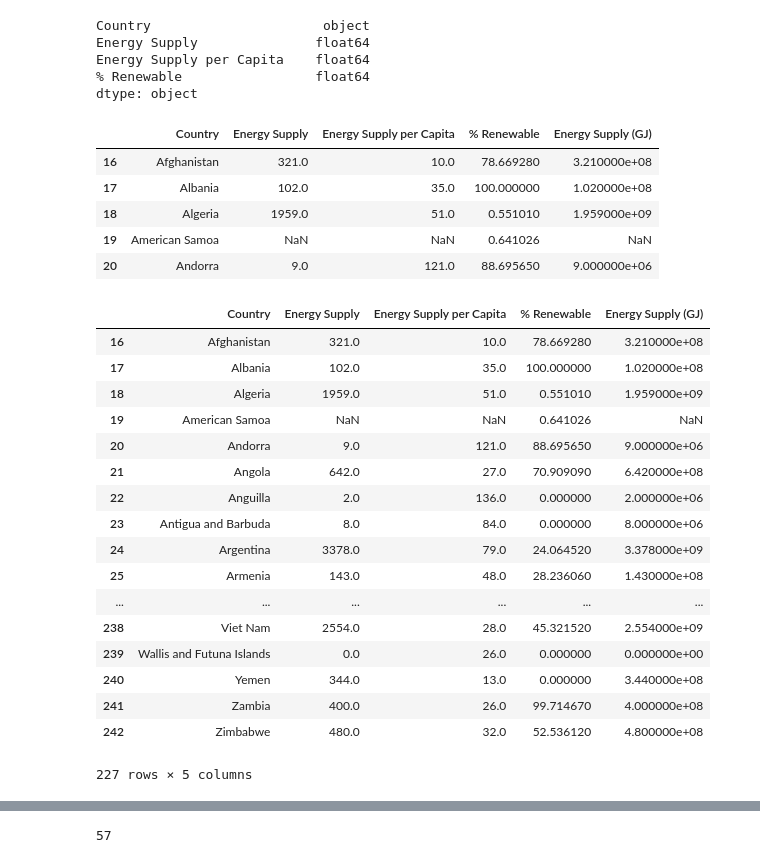
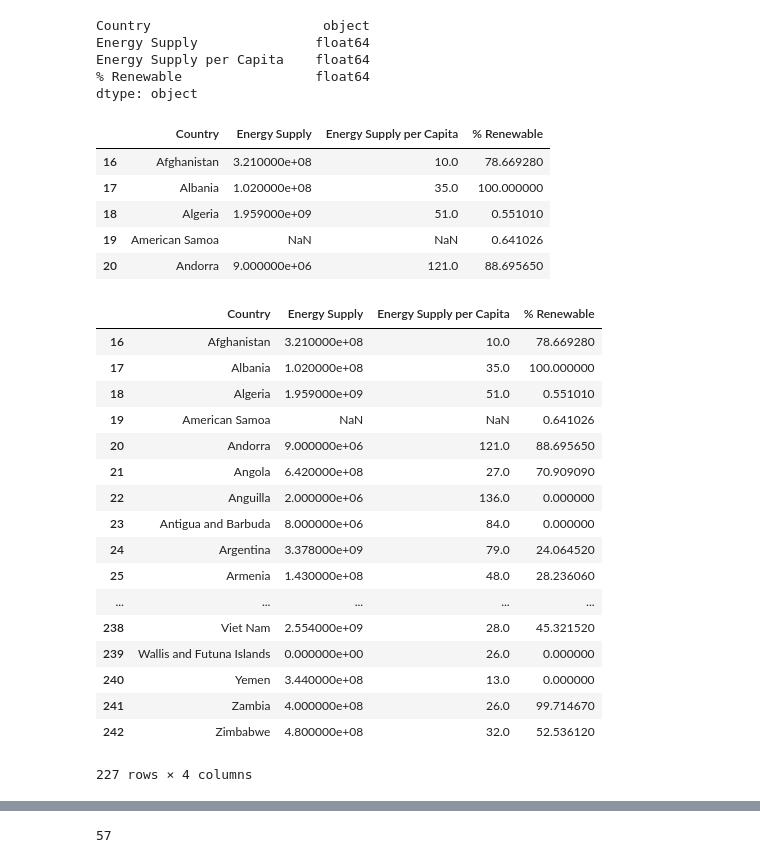
Before and after one commit to gabipz/ds-little-projects, a Jupyter notebook: Introduction to Data Science in Python - Coursera/Assignment+3.ipynb, the cells around one changed output, grey strips where cells are left out. Drawn from its saved outputs; the diff is of its cells as text; code cells hidden in the pictures.

```diff
--- a/Introduction to Data Science in Python - Coursera/Assignment+3.ipynb
+++ b/Introduction to Data Science in Python - Coursera/Assignment+3.ipynb
@@ -129,37 +129,37 @@ Energy Supply per Capita    float64
 % Renewable                 float64
 dtype: object
 # %%
-# Create a new colunm
-energy['Energy Supply (GJ)'] = energy['Energy Supply'].apply(lambda x : x*1000000)
+# Convert Energy Supply to gigajoules (there are 1,000,000 gigajoules in a petajoule)
+energy['Energy Supply'] = energy['Energy Supply'].apply(lambda x : x*1000000)
 energy.head()
 # %% [output]
-|  | Country | Energy Supply | Energy Supply per Capita | % Renewable | Energy Supply (GJ) |
-| 16 | Afghanistan | 321.0 | 10.0 | 78.669280 | 3.210000e+08 |
-| 17 | Albania | 102.0 | 35.0 | 100.000000 | 1.020000e+08 |
-| 18 | Algeria | 1959.0 | 51.0 | 0.551010 | 1.959000e+09 |
-| 19 | American Samoa | NaN | NaN | 0.641026 | NaN |
-| 20 | Andorra | 9.0 | 121.0 | 88.695650 | 9.000000e+06 |
+|  | Country | Energy Supply | Energy Supply per Capita | % Renewable |
+| 16 | Afghanistan | 3.210000e+08 | 10.0 | 78.669280 |
+| 17 | Albania | 1.020000e+08 | 35.0 | 100.000000 |
+| 18 | Algeria | 1.959000e+09 | 51.0 | 0.551010 |
+| 19 | American Samoa | NaN | NaN | 0.641026 |
+| 20 | Andorra | 9.000000e+06 | 121.0 | 88.695650 |
 # %%
 energy
 # %% [output]
-|  | Country | Energy Supply | Energy Supply per Capita | % Renewable | Energy Supply (GJ) |
-| 16 | Afghanistan | 321.0 | 10.0 | 78.669280 | 3.210000e+08 |
-| 17 | Albania | 102.0 | 35.0 | 100.000000 | 1.020000e+08 |
-| 18 | Algeria | 1959.0 | 51.0 | 0.551010 | 1.959000e+09 |
-| 19 | American Samoa | NaN | NaN | 0.641026 | NaN |
-| 20 | Andorra | 9.0 | 121.0 | 88.695650 | 9.000000e+06 |
-| 21 | Angola | 642.0 | 27.0 | 70.909090 | 6.420000e+08 |
-| 22 | Anguilla | 2.0 | 136.0 | 0.000000 | 2.000000e+06 |
-| 23 | Antigua and Barbuda | 8.0 | 84.0 | 0.000000 | 8.000000e+06 |
-| 24 | Argentina | 3378.0 | 79.0 | 24.064520 | 3.378000e+09 |
-| 25 | Armenia | 143.0 | 48.0 | 28.236060 | 1.430000e+08 |
-| ... | ... | ... | ... | ... | ... |
-| 238 | Viet Nam | 2554.0 | 28.0 | 45.321520 | 2.554000e+09 |
-| 239 | Wallis and Futuna Islands | 0.0 | 26.0 | 0.000000 | 0.000000e+00 |
-| 240 | Yemen | 344.0 | 13.0 | 0.000000 | 3.440000e+08 |
-| 241 | Zambia | 400.0 | 26.0 | 99.714670 | 4.000000e+08 |
-| 242 | Zimbabwe | 480.0 | 32.0 | 52.536120 | 4.800000e+08 |
+|  | Country | Energy Supply | Energy Supply per Capita | % Renewable |
+| 16 | Afghanistan | 3.210000e+08 | 10.0 | 78.669280 |
+| 17 | Albania | 1.020000e+08 | 35.0 | 100.000000 |
+| 18 | Algeria | 1.959000e+09 | 51.0 | 0.551010 |
+| 19 | American Samoa | NaN | NaN | 0.641026 |
+| 20 | Andorra | 9.000000e+06 | 121.0 | 88.695650 |
+| 21 | Angola | 6.420000e+08 | 27.0 | 70.909090 |
+| 22 | Anguilla | 2.000000e+06 | 136.0 | 0.000000 |
+| 23 | Antigua and Barbuda | 8.000000e+06 | 84.0 | 0.000000 |
+| 24 | Argentina | 3.378000e+09 | 79.0 | 24.064520 |
+| 25 | Armenia | 1.430000e+08 | 48.0 | 28.236060 |
+| ... | ... | ... | ... | ... |
+| 238 | Viet Nam | 2.554000e+09 | 28.0 | 45.321520 |
+| 239 | Wallis and Futuna Islands | 0.000000e+00 | 26.0 | 0.000000 |
+| 240 | Yemen | 3.440000e+08 | 13.0 | 0.000000 |
+| 241 | Zambia | 4.000000e+08 | 26.0 | 99.714670 |
+| 242 | Zimbabwe | 4.800000e+08 | 32.0 | 52.536120 |
-227 rows × 5 columns
+227 rows × 4 columns
 # %%
 # Get rid numbers from countries names
 energy['Country'] = energy['Country'].str.strip('1234567891011121314151617181920')
```
Also changed, not shown: parts of 8 cells of this notebook.
